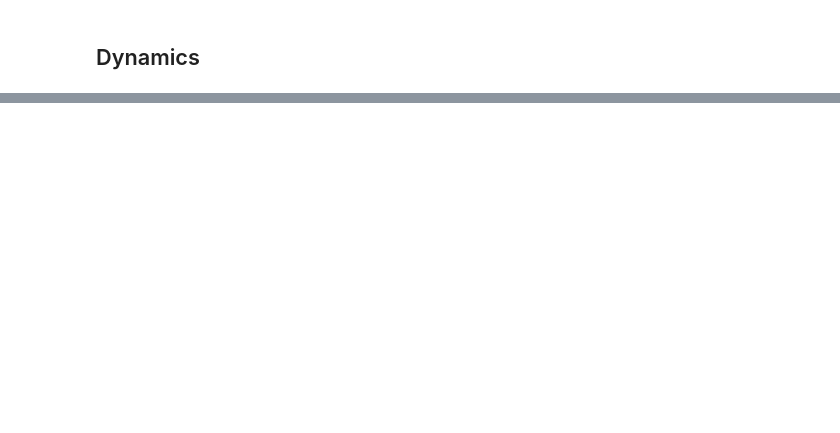
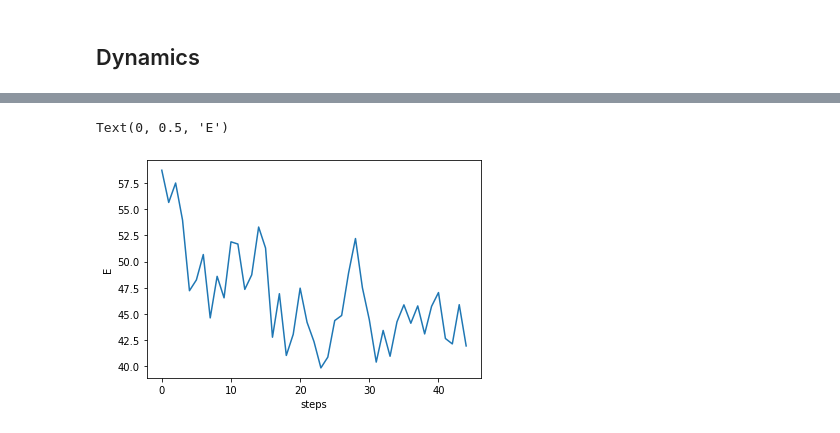
Before and after one commit to compsciencelab/torchmd-exp, a Jupyter notebook: scripts/utils/test_sim.ipynb, the cells around one changed output, grey strips where cells are left out. Drawn from its saved outputs; the diff is of its cells as text; code cells hidden in the pictures; blank space fills up the shorter version.

```diff
--- a/scripts/utils/test_sim.ipynb
+++ b/scripts/utils/test_sim.ipynb
@@ -275,0 +223,7 @@ Text(0, 0.5, 'E')
+# %%
+pl.plot(Et)
+pl.xlabel('steps')
+pl.ylabel('E')
+# %% [output]
+Text(0, 0.5, 'E')
+[figure, added]
```
Also changed, not shown: parts of 21 cells of this notebook, 9 other files.
